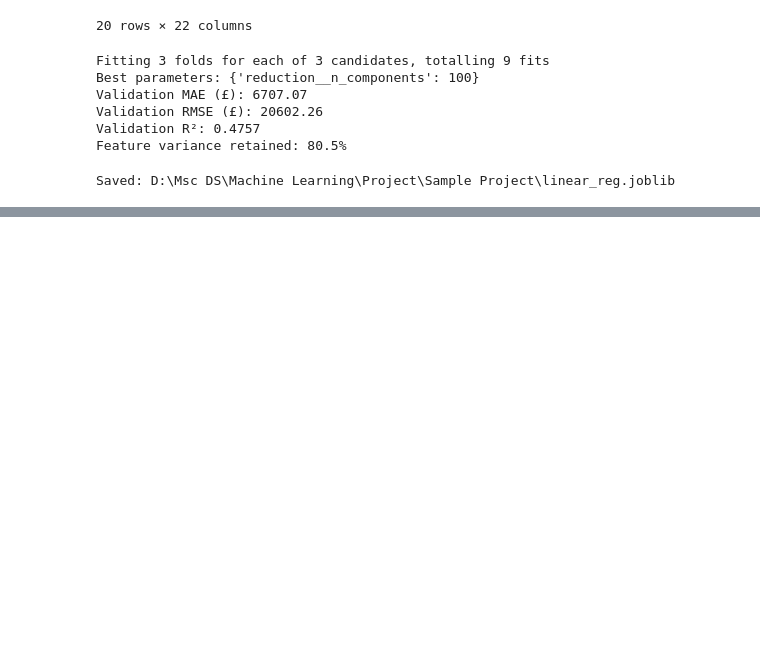
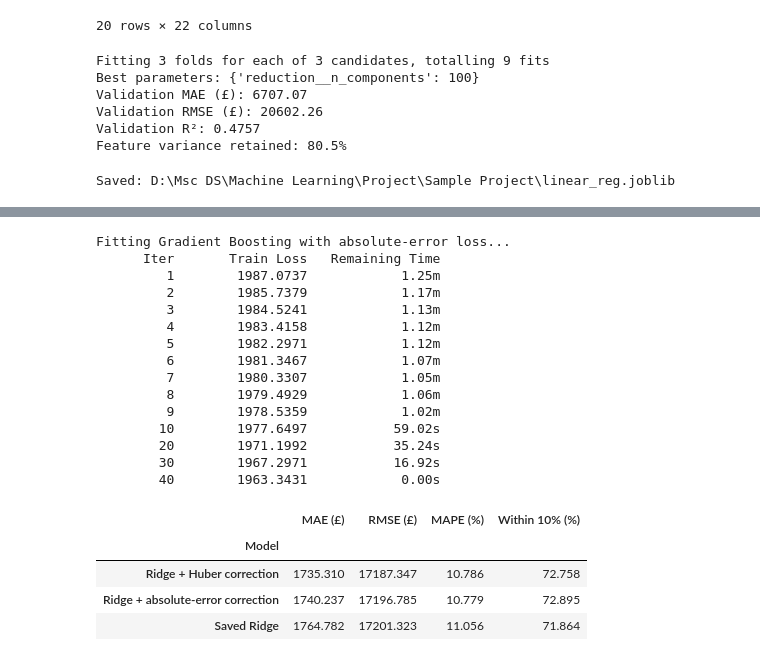
Before and after one commit to KevalPatodiya/ML_Project, a Jupyter notebook: linear_regression.ipynb, the cells around one changed output, grey strips where cells are left out. Cells and saved outputs as stored; diff of their text form; code cells hidden in the pictures; blank space fills up the shorter version.

```diff
--- a/linear_regression.ipynb
+++ b/linear_regression.ipynb
@@ -591,0 +817,68 @@ Saved: D:\Msc DS\Machine Learning\Project\Sample Project\linear_reg.joblib
+# %%
+import numpy as np
+import pandas as pd
+from IPython.display import display
+from sklearn.base import clone
+from sklearn.metrics import (
+    mean_absolute_error,
+    mean_absolute_percentage_error,
+    mean_squared_error,
+)
+
+mae_residual_model = clone(residual_model).set_params(
+    model__loss="absolute_error",
+    model__verbose=1,
+)
+
+print("Fitting Gradient Boosting with absolute-error loss...", flush=True)
+mae_residual_model.fit(X_train, training_residuals)
+
+actual = y_val.to_numpy()
+positive = actual > 0
+
+predictions = {
+    "Saved Ridge": base_prediction,
+    "Ridge + Huber correction": corrected_prediction,
+    "Ridge + absolute-error correction": (
+        base_prediction + mae_residual_model.predict(X_val)
+    ),
+}
+
+rows = []
+for name, predicted in predictions.items():
+    error = np.abs(actual - predicted)
+    rows.append({
+        "Model": name,
+        "MAE (£)": mean_absolute_error(actual, predicted),
+        "RMSE (£)": np.sqrt(mean_squared_error(actual, predicted)),
+        "MAPE (%)": 100 * mean_absolute_percentage_error(
+            actual[positive], predicted[positive]
+        ),
+        "Within 10% (%)": 100 * np.mean(
+            error[positive] <= 0.10 * actual[positive]
+        ),
+    })
+
+comparison = pd.DataFrame(rows).set_index("Model").sort_values("MAE (£)")
+display(comparison.round(3))
+# %% [output]
+Fitting Gradient Boosting with absolute-error loss...
+      Iter       Train Loss   Remaining Time
+         1        1987.0737            1.25m
+         2        1985.7379            1.17m
+         3        1984.5241            1.13m
+         4        1983.4158            1.12m
+         5        1982.2971            1.12m
+         6        1981.3467            1.07m
+         7        1980.3307            1.05m
+         8        1979.4929            1.06m
+         9        1978.5359            1.02m
+        10        1977.6497           59.02s
+        20        1971.1992           35.24s
+        30        1967.2971           16.92s
+        40        1963.3431            0.00s
+|  | MAE (£) | RMSE (£) | MAPE (%) | Within 10% (%) |
+| Model |  |  |  |  |
+| Ridge + Huber correction | 1735.310 | 17187.347 | 10.786 | 72.758 |
+| Ridge + absolute-error correction | 1740.237 | 17196.785 | 10.779 | 72.895 |
+| Saved Ridge | 1764.782 | 17201.323 | 11.056 | 71.864 |
```
Also changed, not shown: parts of 3 cells of this notebook, 2 other files.
